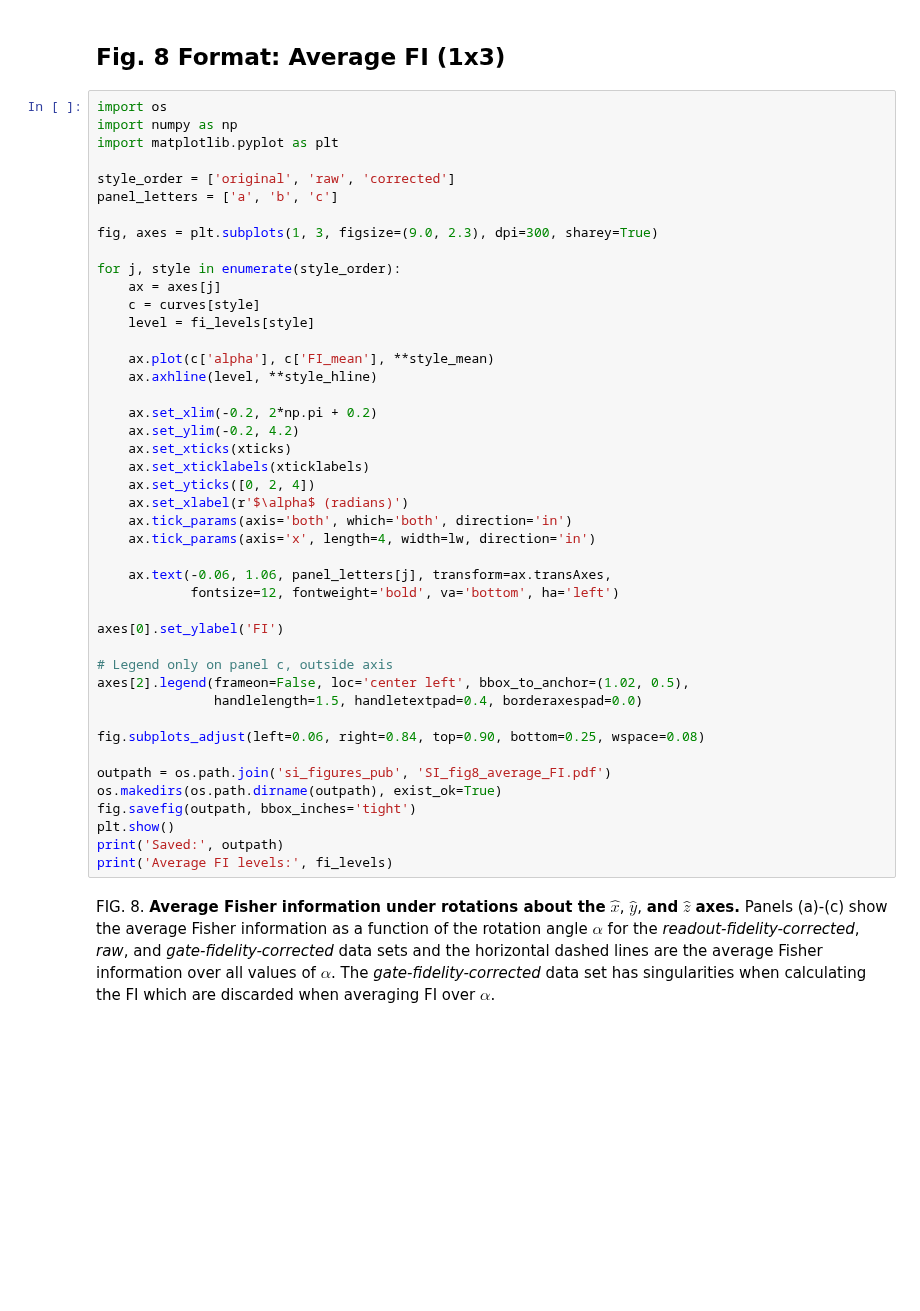
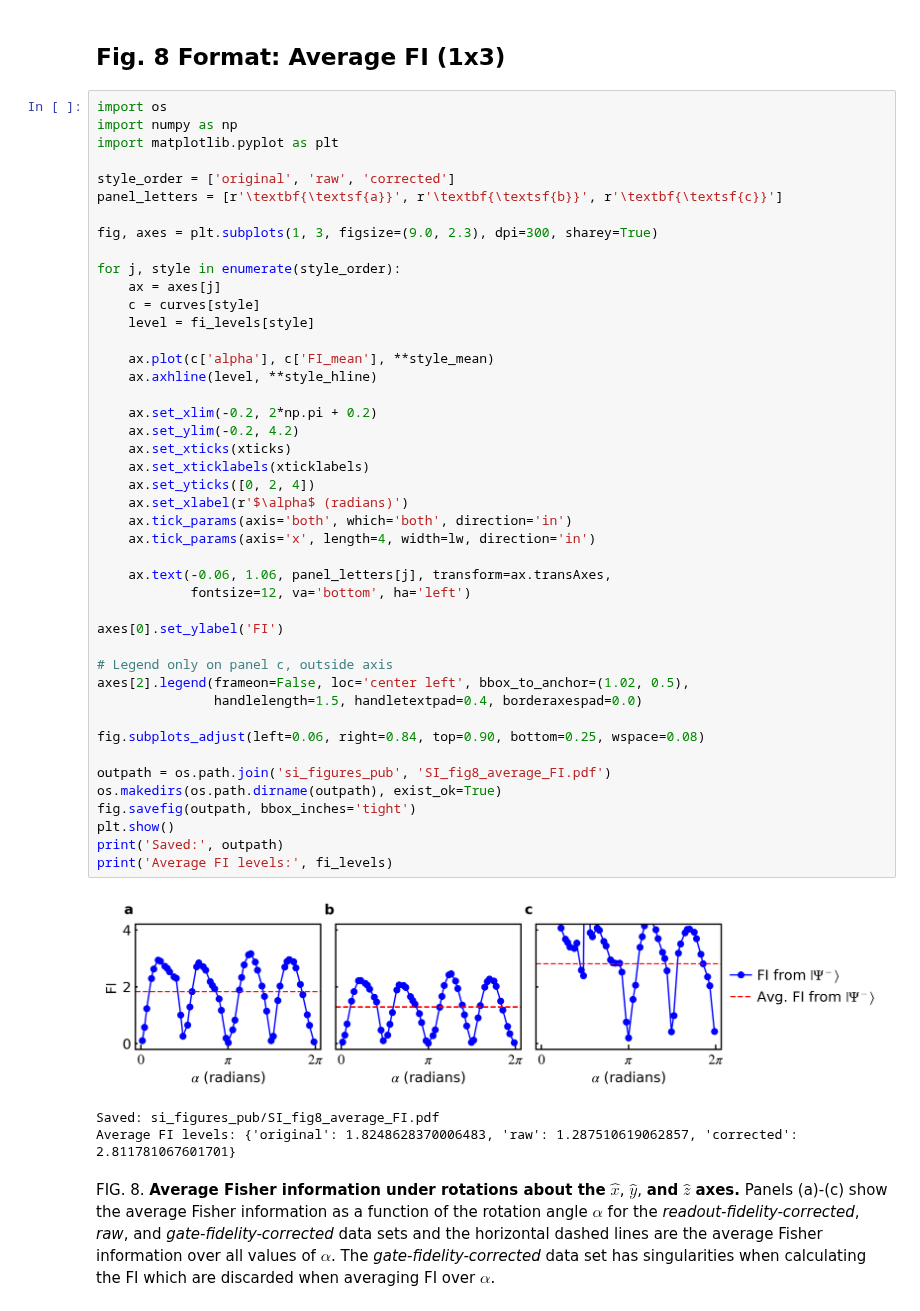
Before and after one commit to murchlab/positronium-sensing, a Jupyter notebook: notebooks/04_combined_plots.ipynb, the cells around one changed output. Drawn from its saved outputs; the diff is of its cells as text; blank space fills up the shorter version.

```diff
--- a/notebooks/04_combined_plots.ipynb
+++ b/notebooks/04_combined_plots.ipynb
@@ -261,7 +288,7 @@ import numpy as np
 import matplotlib.pyplot as plt
 
 style_order = ['original', 'raw', 'corrected']
-panel_letters = ['a', 'b', 'c']
+panel_letters = [r'\textbf{\textsf{a}}', r'\textbf{\textsf{b}}', r'\textbf{\textsf{c}}']
 
 fig, axes = plt.subplots(1, 3, figsize=(9.0, 2.3), dpi=300, sharey=True)
 
@@ -271,34 +298,38 @@ for j, style in enumerate(style_order):
     level = fi_levels[style]
 
     ax.plot(c['alpha'], c['FI_mean'], **style_mean)
     ax.axhline(level, **style_hline)
 
     ax.set_xlim(-0.2, 2*np.pi + 0.2)
     ax.set_ylim(-0.2, 4.2)
     ax.set_xticks(xticks)
     ax.set_xticklabels(xticklabels)
     ax.set_yticks([0, 2, 4])
     ax.set_xlabel(r'$\alpha$ (radians)')
     ax.tick_params(axis='both', which='both', direction='in')
     ax.tick_params(axis='x', length=4, width=lw, direction='in')
 
     ax.text(-0.06, 1.06, panel_letters[j], transform=ax.transAxes,
-            fontsize=12, fontweight='bold', va='bottom', ha='left')
+            fontsize=12, va='bottom', ha='left')
 
 axes[0].set_ylabel('FI')
 
 # Legend only on panel c, outside axis
 axes[2].legend(frameon=False, loc='center left', bbox_to_anchor=(1.02, 0.5),
                handlelength=1.5, handletextpad=0.4, borderaxespad=0.0)
 
 fig.subplots_adjust(left=0.06, right=0.84, top=0.90, bottom=0.25, wspace=0.08)
 
 outpath = os.path.join('si_figures_pub', 'SI_fig8_average_FI.pdf')
 os.makedirs(os.path.dirname(outpath), exist_ok=True)
 fig.savefig(outpath, bbox_inches='tight')
 plt.show()
 print('Saved:', outpath)
 print('Average FI levels:', fi_levels)
+# %% [output]
+[figure, added]
+Saved: si_figures_pub/SI_fig8_average_FI.pdf
+Average FI levels: {'original': 1.8248628370006483, 'raw': 1.287510619062857, 'corrected': 2.811781067601701}
 # %% [markdown]
 FIG. 8. **Average Fisher information under rotations about the** $\hat{x}$, $\hat{y}$, **and** $\hat{z}$ **axes.** Panels (a)-(c) show the average Fisher information as a function of the rotation angle $\alpha$ for the *readout-fidelity-corrected*, *raw*, and *gate-fidelity-corrected* data sets and the horizontal dashed lines are the average Fisher information over all values of $\alpha$. The *gate-fidelity-corrected* data set has singularities when calculating the FI which are discarded when averaging FI over $\alpha$.
 # %% [markdown]
```
Also changed, not shown: parts of 6 cells of this notebook, 9 other files.
